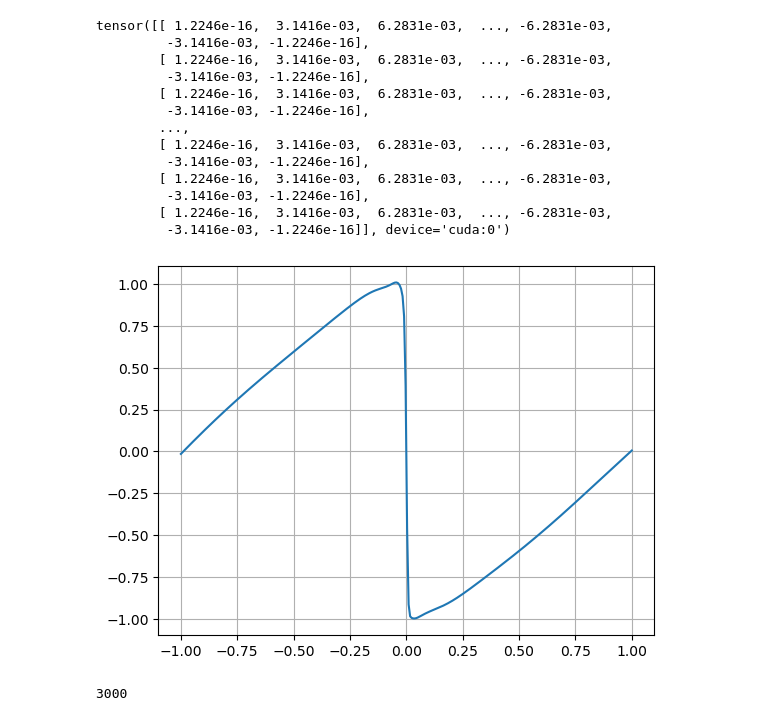
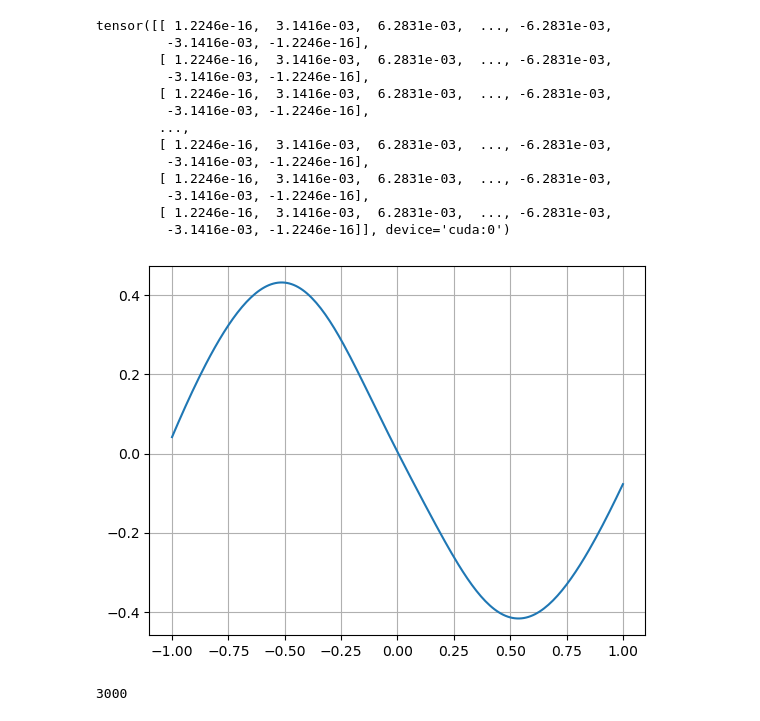
Before and after one commit to abhijeetmangela/Cylender_flow_ML, a Jupyter notebook: Burgers Equation/Model2.ipynb, the cells around one changed output. Cells and saved outputs as stored; diff of their text form; code cells hidden in the pictures.

```diff
--- a/Burgers Equation/Model2.ipynb
+++ b/Burgers Equation/Model2.ipynb
@@ -18,17 +19,21 @@ mu = torch.tensor(0.01)
 class DeepONet(nn.Module):
     def __init__(self):
         super(DeepONet,self).__init__()
-        self.Branch_L1 = nn.Linear(2001,100)
+        self.Branch_L1 = nn.Linear(201,100)
         self.Branch_L2 = nn.Linear(100,100)
         self.Branch_L3 = nn.Linear(100,100)
         self.Branch_L4 = nn.Linear(100,100)
         self.Branch_L5 = nn.Linear(100,100)
+        self.Branch_L6 = nn.Linear(100,100)
+        self.Branch_L7 = nn.Linear(100,100)
 
-        self.Trunk_L1 = nn.Linear(2,100)
-        self.Trunk_L2 = nn.Linear(100,100)
-        self.Trunk_L3 = nn.Linear(100,100)
-        self.Trunk_L4 = nn.Linear(100,20)
-        self.Trunk_L5 = nn.Linear(20,100)
+        self.Trunk_L1 = nn.Linear(2,20)
+        self.Trunk_L2 = nn.Linear(20,50)
+        self.Trunk_L3 = nn.Linear(50,100)
+        self.Trunk_L4 = nn.Linear(100,100)
+        self.Trunk_L5 = nn.Linear(100,100)
+        self.Trunk_L6 = nn.Linear(100,100)
+        self.Trunk_L7 = nn.Linear(100,100)
 
     def forward(self,y_0,x_loc_and_time):
         # Branch
@@ -36,15 +41,17 @@ class DeepONet(nn.Module):
         b = F.tanh(self.Branch_L2(b))
         b = F.tanh(self.Branch_L3(b))
         b = F.tanh(self.Branch_L4(b))
-#        b = F.tanh(self.Branch_L5(b))
-#        b = F.tanh(self.Branch_L6(b))
-        b = self.Branch_L5(b)
+        b = F.tanh(self.Branch_L5(b))
+        b = F.tanh(self.Branch_L6(b))
+        b = self.Branch_L7(b)
 
         tr = F.tanh(self.Trunk_L1(x_loc_and_time))
         tr = F.tanh(self.Trunk_L2(tr))
         tr = F.tanh(self.Trunk_L3(tr))
         tr = F.tanh(self.Trunk_L4(tr))
-        tr = self.Trunk_L5(tr)
+        tr = F.tanh(self.Trunk_L5(tr))
+        tr = F.tanh(self.Trunk_L6(tr))
+        tr = self.Trunk_L7(tr)
 
         #output = torch.matmul(b,tr.t()).sum(dim=0)
         output = torch.sum(b * tr, dim=1)
@@ -54,7 +61,7 @@ class DeepONet(nn.Module):
 # model = torch.load("model_burgers_1.pt",weights_only=False)
 
 model = DeepONet().to(device)
-#model.load_state_dict(torch.load('model_burgers_1.pt'))
+model.load_state_dict(torch.load('model_burgers_4.pt'))
 #model.eval().to(device)
 # %%
 model.Branch_L1.bias
@@ -284,12 +315,19 @@ time_input = time_input_physics*torch.ones_like(x_locations,dtype=torch.float32)
 x_locations = torch.linspace(-1,1,300,dtype=torch.float32).requires_grad_(True)
 input2_physics = torch.cat((x_locations.unsqueeze(-1),time_input.unsqueeze(-1)),-1)
 #print(input2_physics)
+# %%
+test_x_loc = torch.linspace(-1,1,201)
+test_output_loc = torch.linspace(-1,1,201)
+test_model_input = -1*torch.sin(np.pi*test_x_loc)
 # %%
-y_locations_test = model((input1[1].to(device)).expand(len(input2_physics),-1),input2_physics.to(device))
-plt.plot(x_locations.cpu().detach().numpy(),y_locations_test.cpu().detach().numpy())
+#y_locations_test = model((input1[1].to(device)).expand(len(input2_physics),-1),input2_physics.to(device))
+time_asked = 0.9
+test_input_2 = torch.concat([test_output_loc.unsqueeze(-1) ,time_asked*torch.ones_like(test_output_loc).unsqueeze(-1)],dim=1)
+y_locations_test = model((test_model_input.to(device)),test_input_2.to(device))
+plt.plot(test_output_loc.cpu().detach().numpy(),y_locations_test.cpu().detach().numpy())
 plt.grid()
 # %% [output]
-[figure, old version]
+[figure, new version]
 # %%
 input_time.size(0)
 # %% [output]
```
Also changed, not shown: parts of 17 cells of this notebook, 4 other files.
